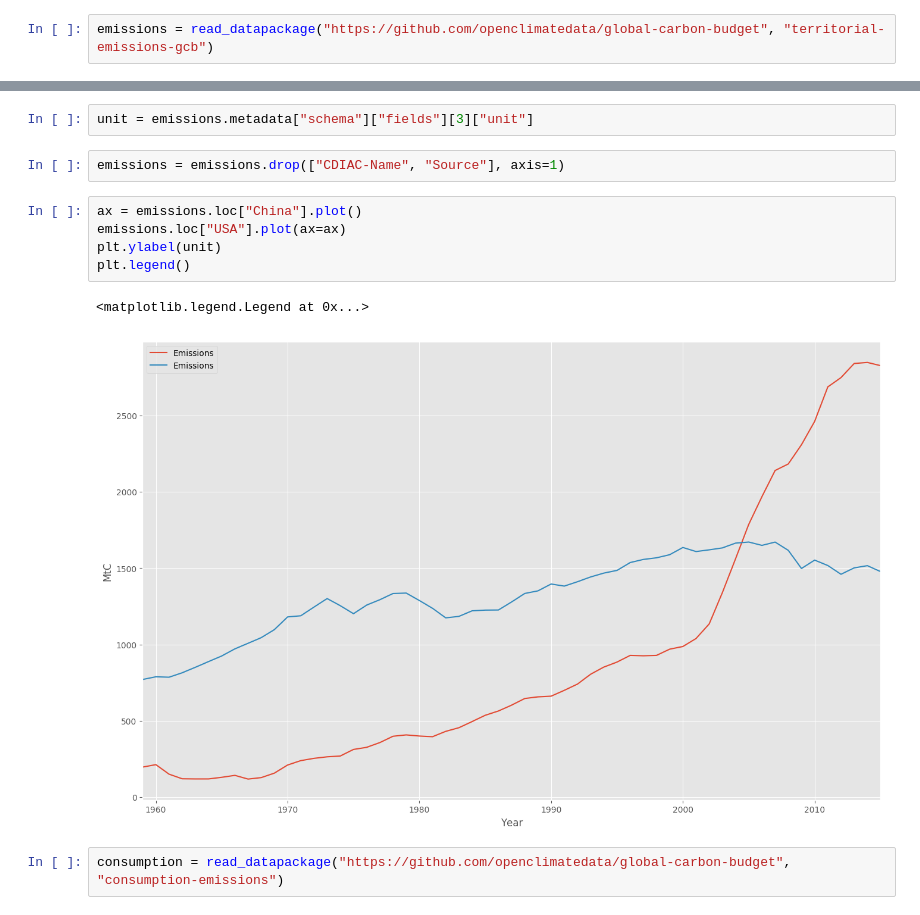
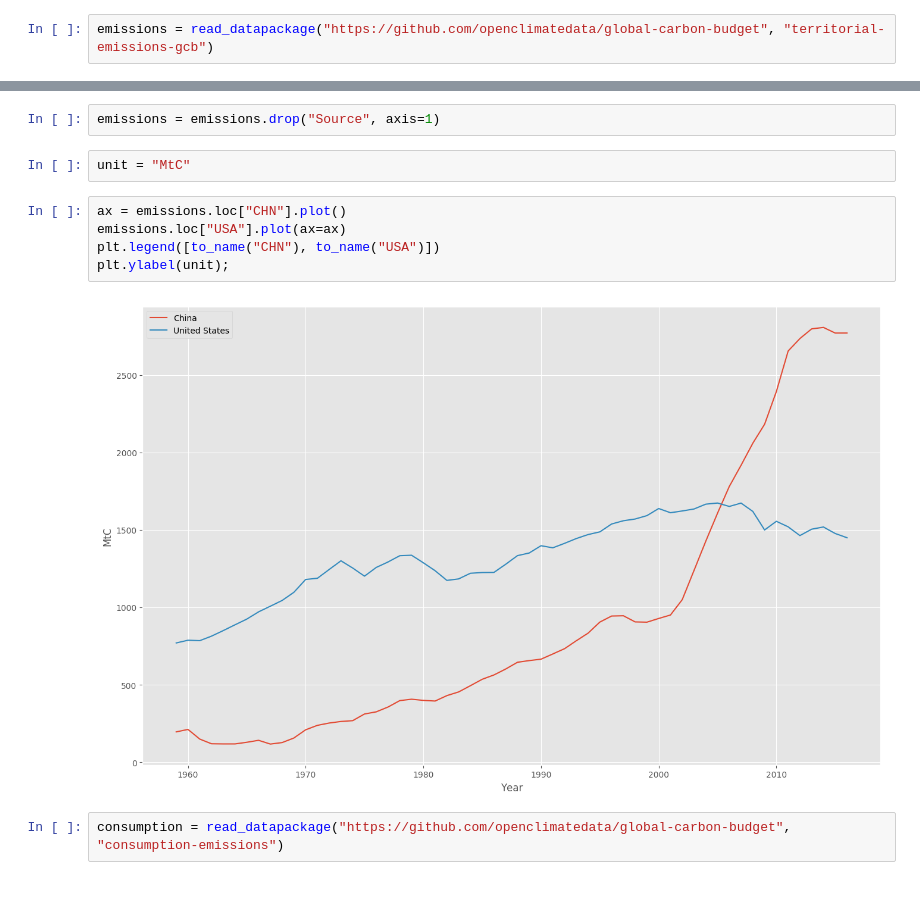
Before and after one commit to openclimatedata/notebooks, a Jupyter notebook: Global Carbon Budget | Territorial and Consumption Emissions.ipynb, the cells around one changed output, grey strips where cells are left out. Drawn from its saved outputs; the diff is of its cells as text.

```diff
--- a/Global Carbon Budget | Territorial and Consumption Emissions.ipynb
+++ b/Global Carbon Budget | Territorial and Consumption Emissions.ipynb
@@ -19,15 +20,14 @@ emissions.head()
-# %%
-unit = emissions.metadata["schema"]["fields"][3]["unit"]
 # %%
-emissions = emissions.drop(["CDIAC-Name", "Source"], axis=1)
+emissions = emissions.drop("Source", axis=1)
+# %%
+unit = "MtC"
 # %%
-ax = emissions.loc["China"].plot()
+ax = emissions.loc["CHN"].plot()
 emissions.loc["USA"].plot(ax=ax)
-plt.ylabel(unit)
-plt.legend()
+plt.legend([to_name("CHN"), to_name("USA")])
+plt.ylabel(unit);
 # %% [output]
-<matplotlib.legend.Legend at 0x...>
-[figure, old version]
+[figure, new version]
 # %%
 consumption = read_datapackage("https://github.com/openclimatedata/global-carbon-budget", "consumption-emissions")
 # %%
```
Also changed, not shown: parts of 7 cells of this notebook, 1 other file.
